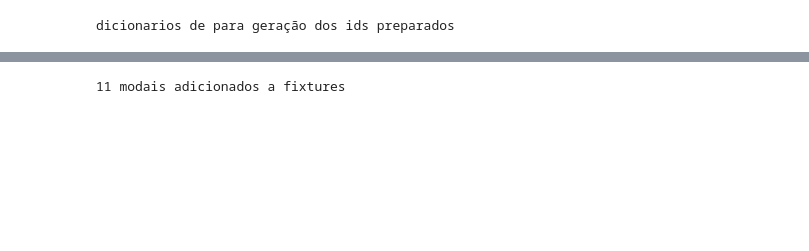
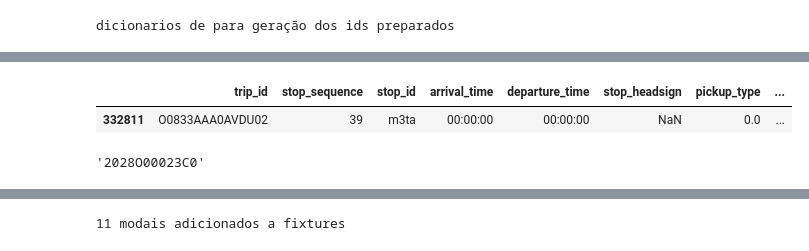
Before and after one commit to RJ-SMTR/mobilidade-rio-api, a Jupyter notebook: mobilidade_rio/helpers/generate_gtfs_fixture.ipynb, the cells around one changed output, grey strips where cells are left out. Drawn from its saved outputs; the diff is of its cells as text; code cells hidden in the pictures; blank space fills up the shorter version.

```diff
--- a/mobilidade_rio/helpers/generate_gtfs_fixture.ipynb
+++ b/mobilidade_rio/helpers/generate_gtfs_fixture.ipynb
@@ -219,3 +258,21 @@ dict_keys(['route', 'headsign', 'via', 'version', 'direction'])
+# %%
+s =  pd.read_csv("/home/jovyan/work/data/gtfs-22-nov/stop_times.txt")
+trip_list=pd.json_normalize(json.load(open("/home/jovyan/work/data/gtfs-22-nov/trip.json")))['pk'].tolist()
+s["trip_id"]= s["trip_id"].str.split("_").str[0]
+s.drop_duplicates(subset=['trip_id', 'stop_id'], keep="first", inplace=True)
+s = s.loc[s["trip_id"].isin(trip_list)]
+
+#retirando stop_id inexistentes
+stop_list=pd.json_normalize(json.load(open("/home/jovyan/work/data/gtfs-22-nov/stop.json")))['pk'].tolist()
+#s = s.loc[s["stop_id"].isin(stop_list)]
+display(s.loc[s["stop_id"].isin(stop_list)==False])
+# %% [output]
+|  | trip_id | stop_sequence | stop_id | arrival_time | departure_time | stop_headsign | pickup_type | ... |
+| 332811 | O0833AAA0AVDU02 | 39 | m3ta | 00:00:00 | 00:00:00 | NaN | 0.0 | ... |
 # %%
 # generate qr-code.
+
+convert_old_to_new_stop("206028220002310")
+# %% [output]
+'2028O00023C0'
 # %%
```
Also changed, not shown: parts of 17 cells of this notebook, 5 other files.
